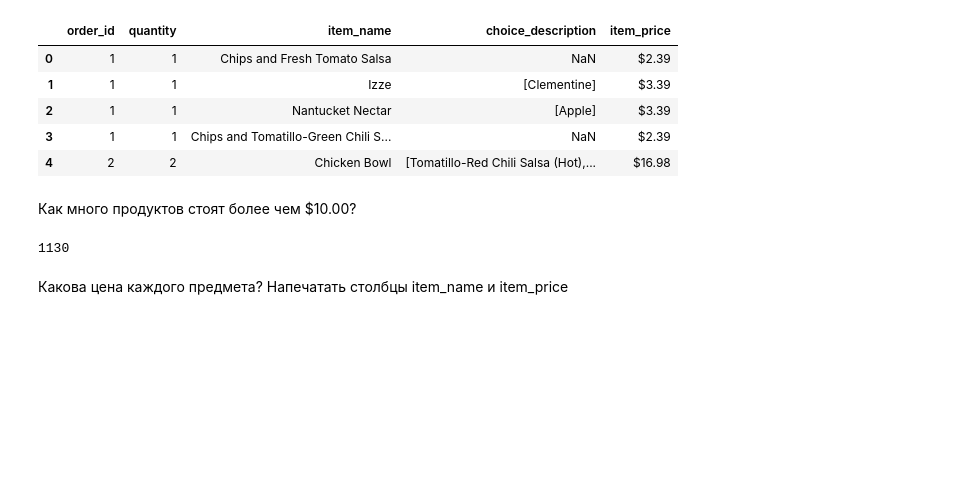
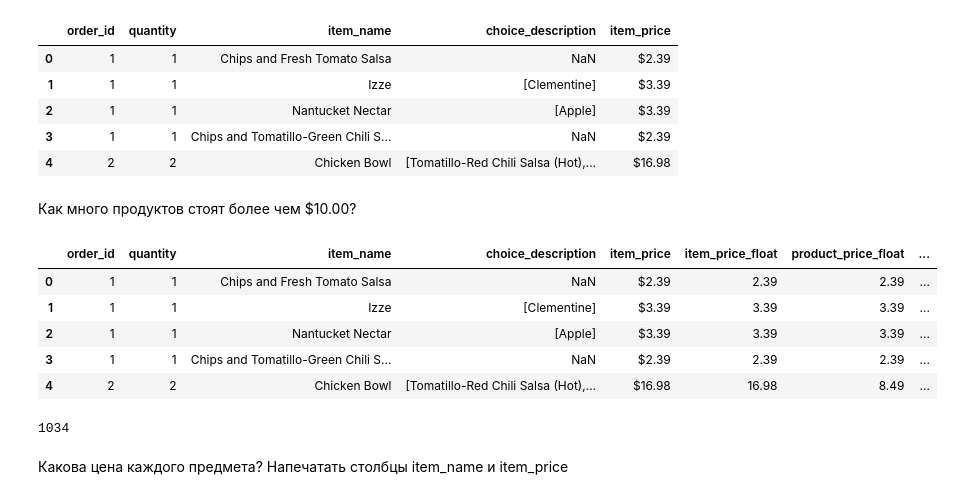
Before and after one commit to apyankov/otus-datascience, a Jupyter notebook: home-work-1/exercises.ipynb, the cells around one changed output. Saved outputs shown, nothing was run; the diff lists cells and outputs as text; code cells hidden in the pictures; blank space fills up the shorter version.

```diff
--- a/home-work-1/exercises.ipynb
+++ b/home-work-1/exercises.ipynb
@@ -399,11 +406,38 @@ chipo.head()
 # %% [markdown]
 Как много продуктов стоят более чем $10.00?
-# %%
-chipo['item_price_float'] = chipo['item_price'].map(lambda price: float(price[1:])) # создаем столбец, в котором цена - в виде float
-filtered = chipo[chipo['item_price_float'] > 10.00]
-len(filtered.index)
-# %% [output]
-1130
+# %%
+# исправлено по комментариям 22.01
+
+# создаем вспомагательные столбцы:
+# item_price_float - стоимость товарной позиции (всех товаров в строке), в виде float
+# product_price_float - стоимость одного товара (который в этой строке), в виде float
+# product_id - идентификатор товара, составленный из itam_name + choice_description
+# будем использовать эти столбцы в дальнейшем
+chipo['item_price_float'] = chipo['item_price'].map(lambda price: float(price[1:]))
+chipo['product_price_float'] = chipo.apply(lambda row: row['item_price_float']/row['quantity'], axis=1)
+#print(chipo.dtype)
+
+def idFunc(row):
+    return str(row['item_name']) + '_' + str(row['choice_description'])
+
+#chipo.apply(lambda row: idFunc(row), axis=1)
+chipo['product_id'] = chipo.apply(lambda row: idFunc(row), axis=1)
+chipo.head()
+# %% [output]
+|  | order_id | quantity | item_name | choice_description | item_price | item_price_float | product_price_float | ... |
+| 0 | 1 | 1 | Chips and Fresh Tomato Salsa | NaN | $2.39 | 2.39 | 2.39 | ... |
+| 1 | 1 | 1 | Izze | [Clementine] | $3.39 | 3.39 | 3.39 | ... |
+| 2 | 1 | 1 | Nantucket Nectar | [Apple] | $3.39 | 3.39 | 3.39 | ... |
+| 3 | 1 | 1 | Chips and Tomatillo-Green Chili S... | NaN | $2.39 | 2.39 | 2.39 | ... |
+| 4 | 2 | 2 | Chicken Bowl | [Tomatillo-Red Chili Salsa (Hot),... | $16.98 | 16.98 | 8.49 | ... |
+# %%
+# исправлено по комментариям 22.01
+
+# продукт стоит > $10
+filtered = chipo[chipo['product_price_float'] > 10.00]
+len(filtered.index)
+# %% [output]
+1034
 # %% [markdown]
 Какова цена каждого предмета? Напечатать столбцы item_name и item_price
 # %%
```
Also changed, not shown: parts of 9 cells of this notebook.
